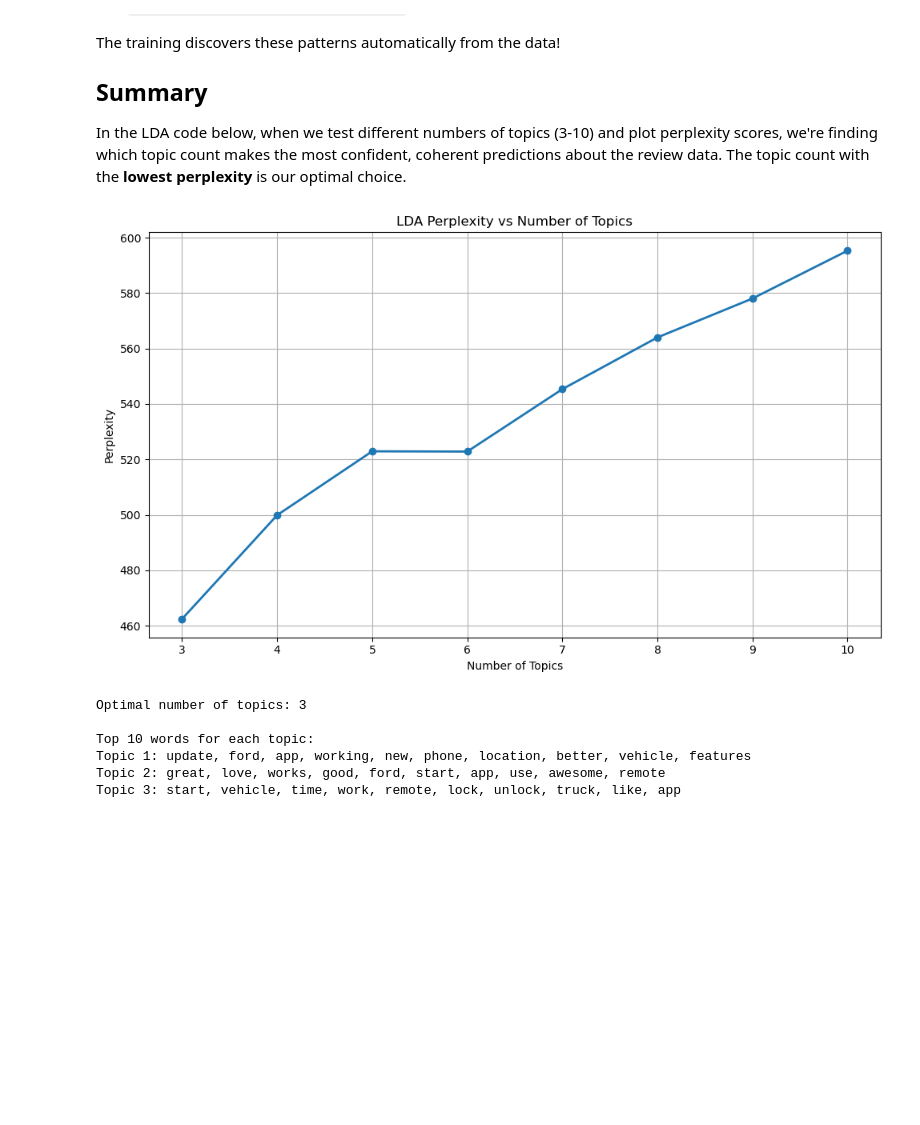
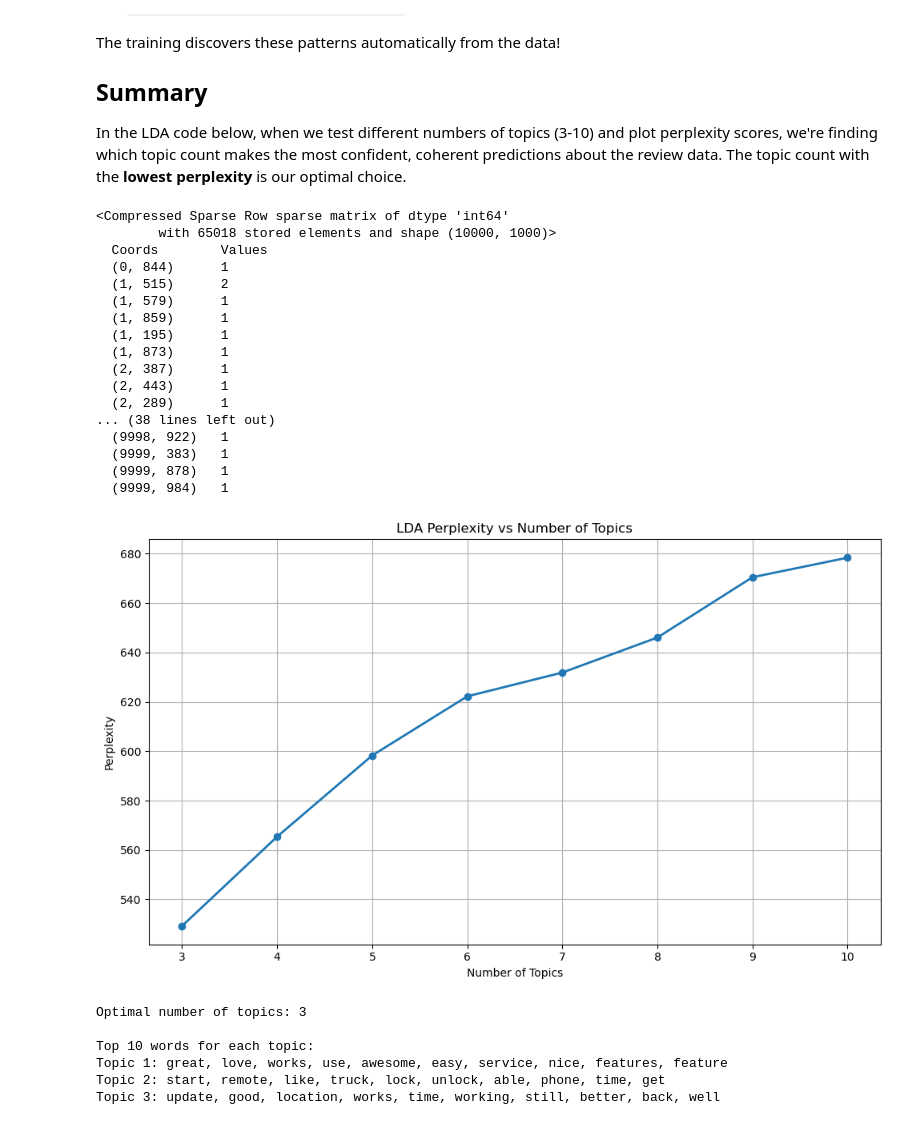
Before and after one commit to rheapple22-sys/Y-FordPass-Reviews, a Jupyter notebook: EDA.ipynb, the cells around one changed output. Saved outputs shown, nothing was run; the diff lists cells and outputs as text; code cells hidden in the pictures; blank space fills up the shorter version.

Commit message:
Made changes to the stopwords

```diff
--- a/EDA.ipynb
+++ b/EDA.ipynb
@@ -256,11 +254,14 @@ import numpy as np
 # Prepare text data
 texts = df['review_text'].astype(str).tolist()
 
-
+# Create custom stopwords list
+from nltk.corpus import stopwords
+custom_stopwords = list(set(stopwords.words('english')).union({'ford', 'pass', 'app', 'car', 'vehicle', 'work'}))
 
 # Create CountVectorizer
-vectorizer = CountVectorizer(max_df=0.95, min_df=2, stop_words='english', max_features=1000)
+vectorizer = CountVectorizer(max_df=0.95, min_df=2, stop_words=custom_stopwords, max_features=1000)
 doc_term_matrix = vectorizer.fit_transform(texts)
+print(doc_term_matrix)
 
 # Hyperparameter tuning: test different numbers of topics
 n_topics_range = range(3, 11)
@@ -275,37 +276,54 @@ for n_topics in n_topics_range:
     perplexity = lda.perplexity(doc_term_matrix)
     perplexity_scores.append(perplexity)
 
 # Plot perplexity scores
 plt.figure(figsize=(10, 6))
 plt.plot(n_topics_range, perplexity_scores, marker='o', linewidth=2)
 plt.xlabel('Number of Topics')
 plt.ylabel('Perplexity')
 plt.title('LDA Perplexity vs Number of Topics')
 plt.grid(True)
 plt.tight_layout()
 plt.show()
 
 # Fit final LDA model with optimal number of topics
 optimal_topics = n_topics_range[np.argmin(perplexity_scores)]
 print(f"Optimal number of topics: {optimal_topics}")
 
 lda_final = LatentDirichletAllocation(n_components=optimal_topics, random_state=42, max_iter=20, learning_method='online')
 lda_final.fit(doc_term_matrix)
 
 # Display top words for each topic
 feature_names = vectorizer.get_feature_names_out()
 n_top_words = 10
 
 print(f"\nTop {n_top_words} words for each topic:")
 for topic_idx, topic in enumerate(lda_final.components_):
     top_words_idx = topic.argsort()[-n_top_words:][::-1]
     top_words = [feature_names[i] for i in top_words_idx]
     print(f"Topic {topic_idx + 1}: {', '.join(top_words)}")
 # %% [output]
+<Compressed Sparse Row sparse matrix of dtype 'int64'
+        with 65018 stored elements and shape (10000, 1000)>
+  Coords        Values
+  (0, 844)      1
+  (1, 515)      2
+  (1, 579)      1
+  (1, 859)      1
+  (1, 195)      1
+  (1, 873)      1
+  (2, 387)      1
+  (2, 443)      1
+  (2, 289)      1
+... (38 lines left out)
+  (9998, 922)   1
+  (9999, 383)   1
+  (9999, 878)   1
+  (9999, 984)   1
-[figure, old version]
+[figure, new version]
-Optimal number of topics: 3
-
-Top 10 words for each topic:
-Topic 1: update, ford, app, working, new, phone, location, better, vehicle, features
-Topic 2: great, love, works, good, ford, start, app, use, awesome, remote
-Topic 3: start, vehicle, time, work, remote, lock, unlock, truck, like, app
+Optimal number of topics: 3
+
+Top 10 words for each topic:
+Topic 1: great, love, works, use, awesome, easy, service, nice, features, feature
+Topic 2: start, remote, like, truck, lock, unlock, able, phone, time, get
+Topic 3: update, good, location, works, time, working, still, better, back, well
```
Also changed, not shown: parts of 3 cells of this notebook.
